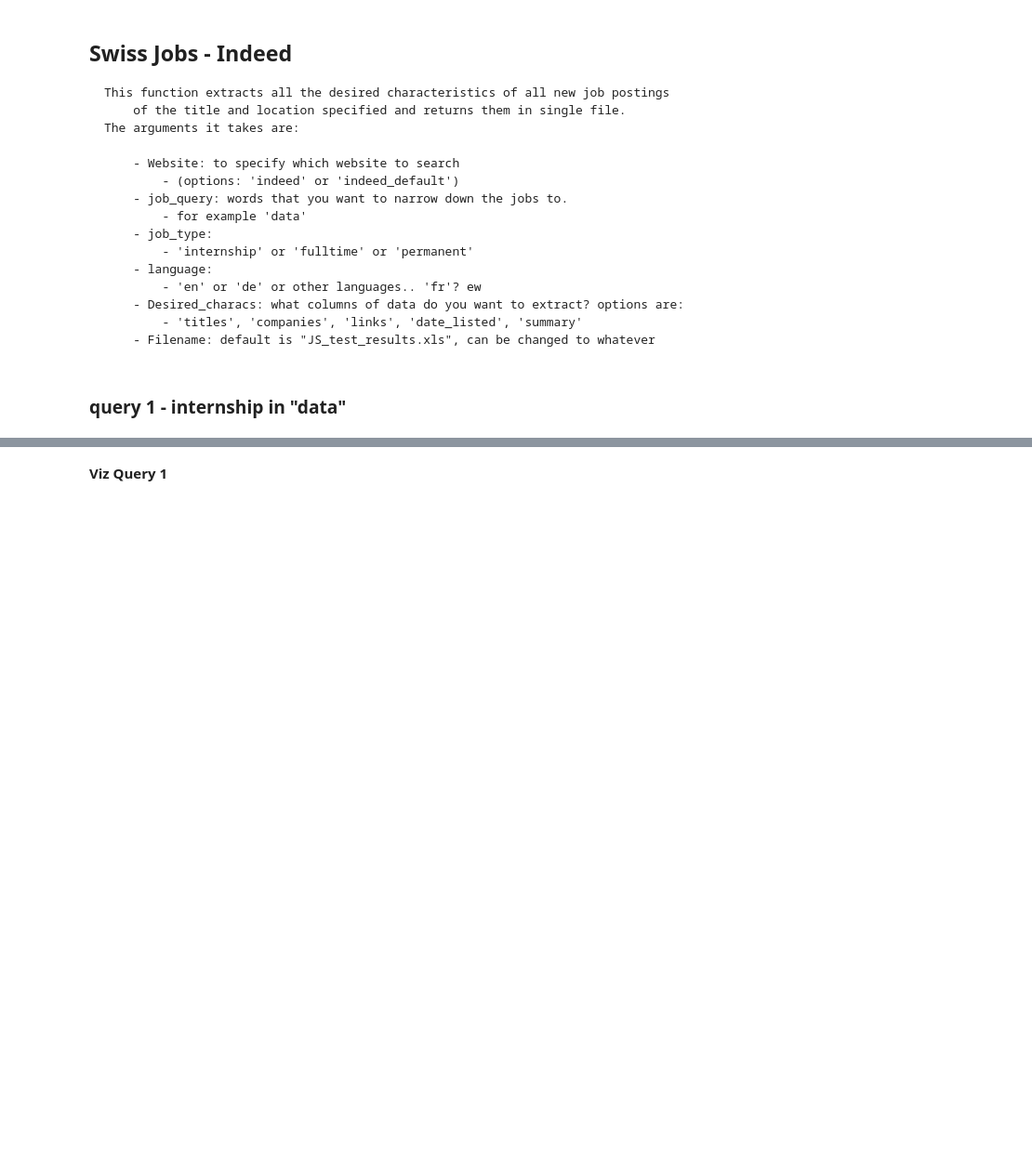
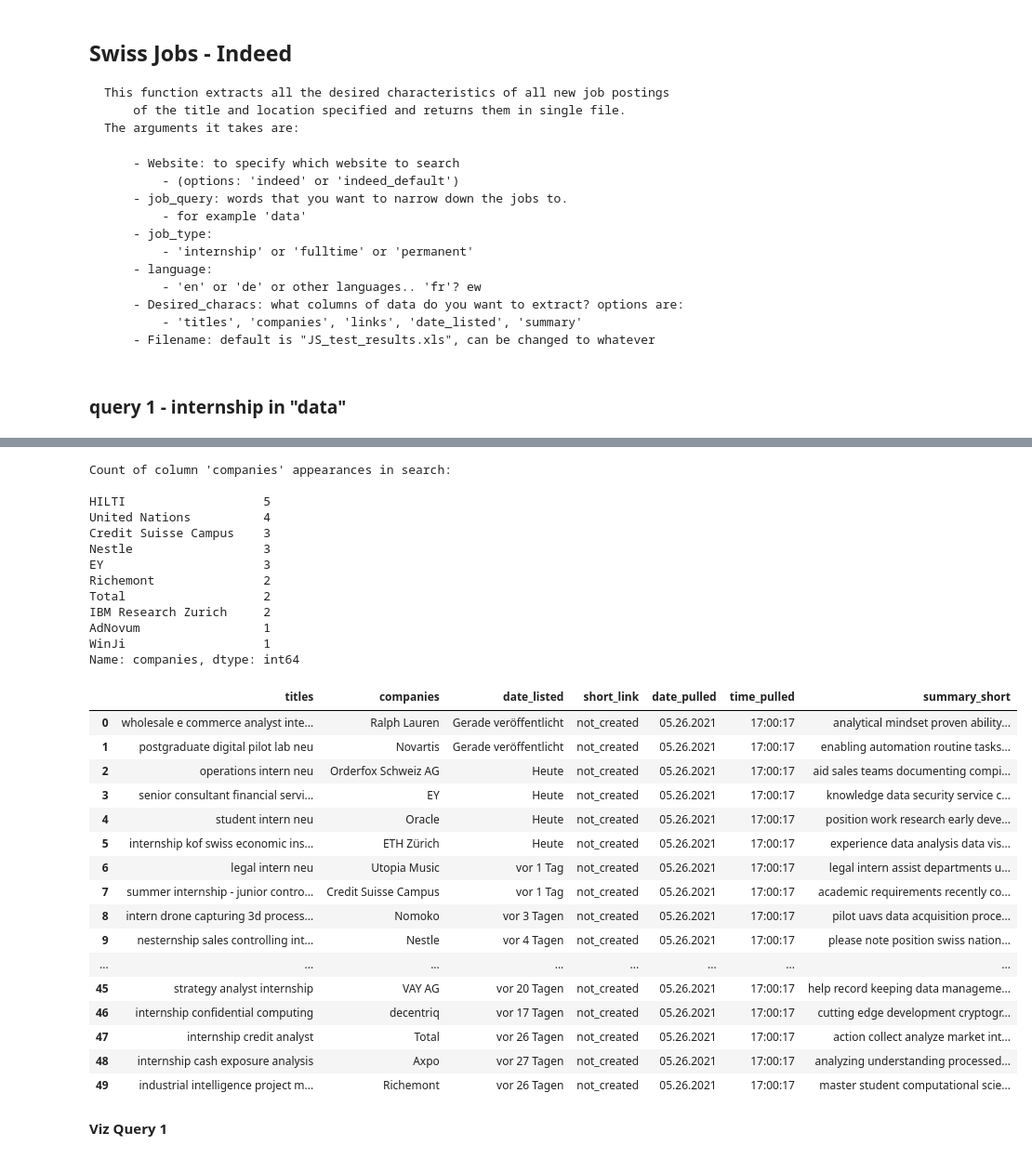
Before and after one commit to pszemraj/job-scraper, a Jupyter notebook: switzerland/Job_Scraper_CH_Edition.ipynb, the cells around one changed output, grey strips where cells are left out. Shown at 93% size. Saved outputs shown, nothing was run; the diff lists cells and outputs as text; code cells hidden in the pictures; blank space fills up the shorter version.

```diff
--- a/switzerland/Job_Scraper_CH_Edition.ipynb
+++ b/switzerland/Job_Scraper_CH_Edition.ipynb
@@ -829,7 +848,8 @@ chdf1 = find_CHjobs_from(website="indeed", desired_characs=desired_characs,
                          job_query=jq1, job_type=jt1, language=lan)
 
 q1_processed = indeed_postprocess(chdf1, query_term=jq1, query_jobtype=jt1,
-                       shorten_links=True, download_excel=True)
+                       shorten_links=False, download_excel=True)
 
 data_table.DataTable(indeed_datatable(q1_processed),
                      include_index=False, num_rows_per_page=20)
+# %% [output]
@@ -836,3 +860,33 @@ data_table.DataTable(indeed_datatable(q1_processed),
+Count of column 'companies' appearances in search:
+
+HILTI                   5
+United Nations          4
+Credit Suisse Campus    3
+Nestle                  3
+EY                      3
+Richemont               2
+Total                   2
+IBM Research Zurich     2
+AdNovum                 1
+WinJi                   1
+Name: companies, dtype: int64
+|  | titles | companies | date_listed | short_link | date_pulled | time_pulled | summary_short |
+| 0 | wholesale e commerce analyst inte... | Ralph Lauren | Gerade veröffentlicht | not_created | 05.26.2021 | 17:00:17 | analytical mindset proven ability... |
+| 1 | postgraduate digital pilot lab neu | Novartis | Gerade veröffentlicht | not_created | 05.26.2021 | 17:00:17 | enabling automation routine tasks... |
+| 2 | operations intern neu | Orderfox Schweiz AG | Heute | not_created | 05.26.2021 | 17:00:17 | aid sales teams documenting compi... |
+| 3 | senior consultant financial servi... | EY | Heute | not_created | 05.26.2021 | 17:00:17 | knowledge data security service c... |
+| 4 | student intern neu | Oracle | Heute | not_created | 05.26.2021 | 17:00:17 | position work research early deve... |
+| 5 | internship kof swiss economic ins... | ETH Zürich | Heute | not_created | 05.26.2021 | 17:00:17 | experience data analysis data vis... |
+| 6 | legal intern neu | Utopia Music | vor 1 Tag | not_created | 05.26.2021 | 17:00:17 | legal intern assist departments u... |
+| 7 | summer internship - junior contro... | Credit Suisse Campus | vor 1 Tag | not_created | 05.26.2021 | 17:00:17 | academic requirements recently co... |
+| 8 | intern drone capturing 3d process... | Nomoko | vor 3 Tagen | not_created | 05.26.2021 | 17:00:17 | pilot uavs data acquisition proce... |
+| 9 | nesternship sales controlling int... | Nestle | vor 4 Tagen | not_created | 05.26.2021 | 17:00:17 | please note position swiss nation... |
+| ... | ... | ... | ... | ... | ... | ... | ... |
+| 45 | strategy analyst internship | VAY AG | vor 20 Tagen | not_created | 05.26.2021 | 17:00:17 | help record keeping data manageme... |
+| 46 | internship confidential computing | decentriq | vor 17 Tagen | not_created | 05.26.2021 | 17:00:17 | cutting edge development cryptogr... |
+| 47 | internship credit analyst | Total | vor 26 Tagen | not_created | 05.26.2021 | 17:00:17 | action collect analyze market int... |
+| 48 | internship cash exposure analysis | Axpo | vor 27 Tagen | not_created | 05.26.2021 | 17:00:17 | analyzing understanding processed... |
+| 49 | industrial intelligence project m... | Richemont | vor 26 Tagen | not_created | 05.26.2021 | 17:00:17 | master student computational scie... |
 # %% [markdown]
 **Viz Query 1**
 # %%
```
Also changed, not shown: parts of 8 cells of this notebook.
